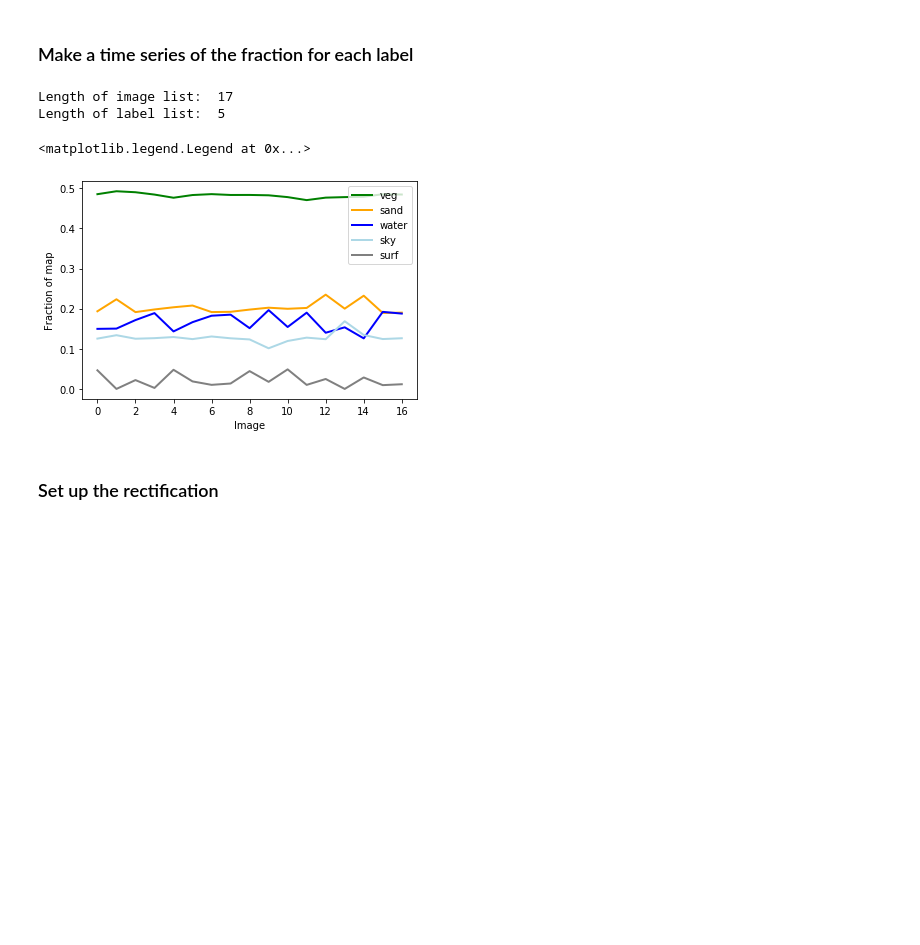
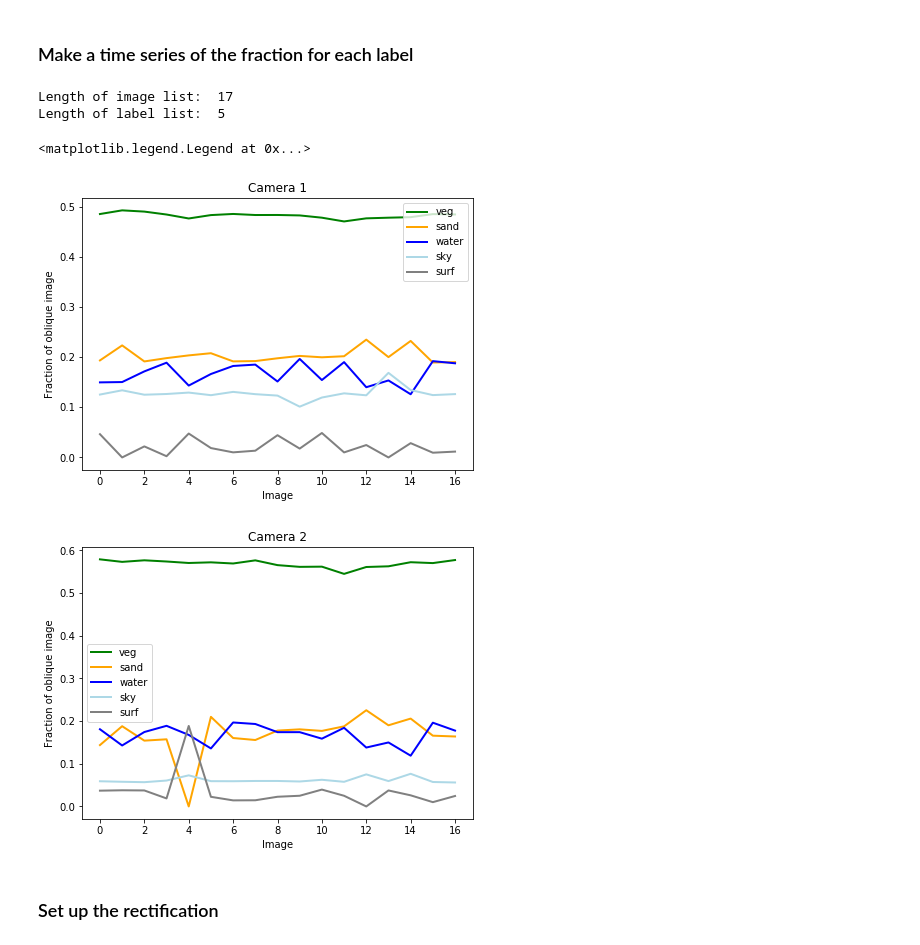
Before and after one commit to csherwood-usgs/CoastCam, a Jupyter notebook: rectify_CACO_labels.ipynb, the cells around one changed output. Drawn from its saved outputs; the diff is of its cells as text; code cells hidden in the pictures; blank space fills up the shorter version.

Commit message:
rectify labels minor mods

```diff
--- a/rectify_CACO_labels.ipynb
+++ b/rectify_CACO_labels.ipynb
@@ -80,36 +80,66 @@ print('Length of image list: ',len(c1list))
 print('Length of label list: ',len(label_names))
 
 # Make an array w/ number of labels in each category
 labc = np.zeros((len(c1list),len(label_names)))
 for i, fn1 in enumerate(c1list):
     lbl = imageio.imread( rdir+'/'+fn1)
     sl, ss = sort_labels(lbl)
     for j in range(len(sl)):
         labc[i,sl[j]-1] = ss[j]
 
 # normalize by number of labels per image
 nc = lbl.size
 labc = labc / nc
 
 sky = labc[:,0]
 water = labc[:,1]
 surf = labc[:,2]
 veg = labc[:,3]
 sand = labc[:,4]
-
+fig,ax = plt.subplots(figsize=(7,5))
 plt.plot(veg,label='veg',linewidth=2,c=label_clrs[3])
 plt.plot(sand,label='sand',linewidth=2,c=label_clrs[4])
 plt.plot(water,label='water',linewidth=2,c=label_clrs[1])
 plt.plot(sky,label='sky',linewidth=2,c=label_clrs[0])
 plt.plot(surf,label='surf',linewidth=2,c=label_clrs[2])
-plt.ylabel('Fraction of map')
+plt.ylabel('Fraction of oblique image')
 plt.xlabel('Image')
+plt.title('Camera 1')
 plt.legend()
+
+# Make an array w/ number of labels in each category
+labc = np.zeros((len(c2list),len(label_names)))
+for i, fn1 in enumerate(c2list):
+    lbl = imageio.imread( rdir+'/'+fn1)
+    sl, ss = sort_labels(lbl)
+    for j in range(len(sl)):
+        labc[i,sl[j]-1] = ss[j]
+
+# normalize by number of labels per image
+nc = lbl.size
+labc = labc / nc
+
+sky = labc[:,0]
+water = labc[:,1]
+surf = labc[:,2]
+veg = labc[:,3]
+sand = labc[:,4]
+fig,ax = plt.subplots(figsize=(7,5))
+plt.plot(veg,label='veg',linewidth=2,c=label_clrs[3])
+plt.plot(sand,label='sand',linewidth=2,c=label_clrs[4])
+plt.plot(water,label='water',linewidth=2,c=label_clrs[1])
+plt.plot(sky,label='sky',linewidth=2,c=label_clrs[0])
+plt.plot(surf,label='surf',linewidth=2,c=label_clrs[2])
+plt.ylabel('Fraction of oblique image')
+plt.xlabel('Image')
+plt.title('Camera 2')
+plt.legend()
 # %% [output]
 Length of image list:  17
 Length of label list:  5
 <matplotlib.legend.Legend at 0x...>
-[figure, old version]
+[figure, new version]
+[figure, added]
 # %% [markdown]
 ### Set up the rectification
 # %%
```
